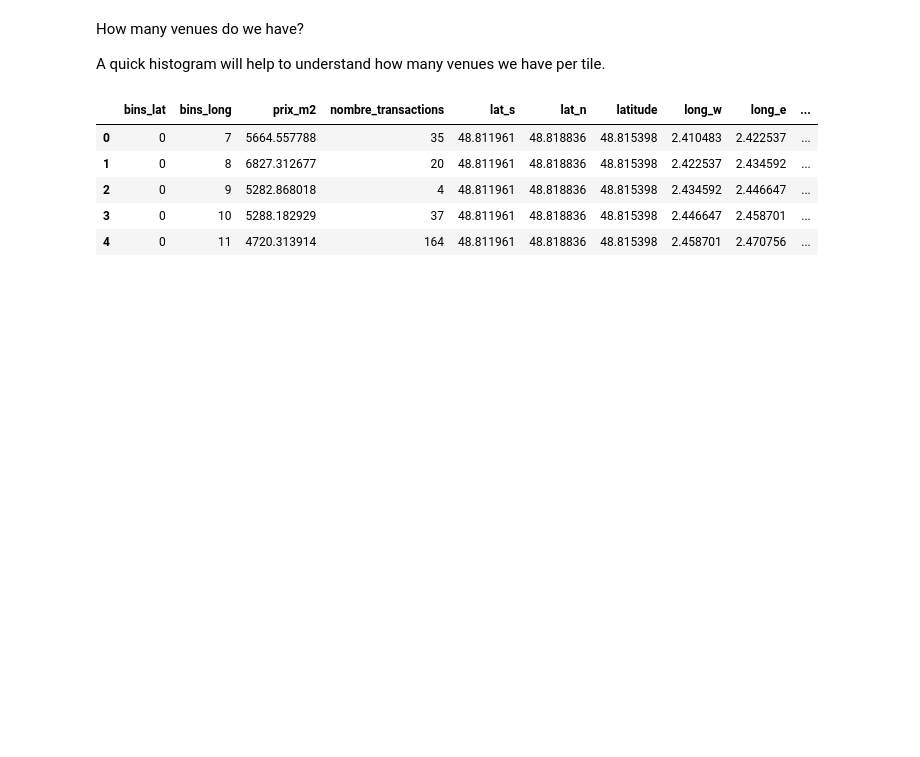
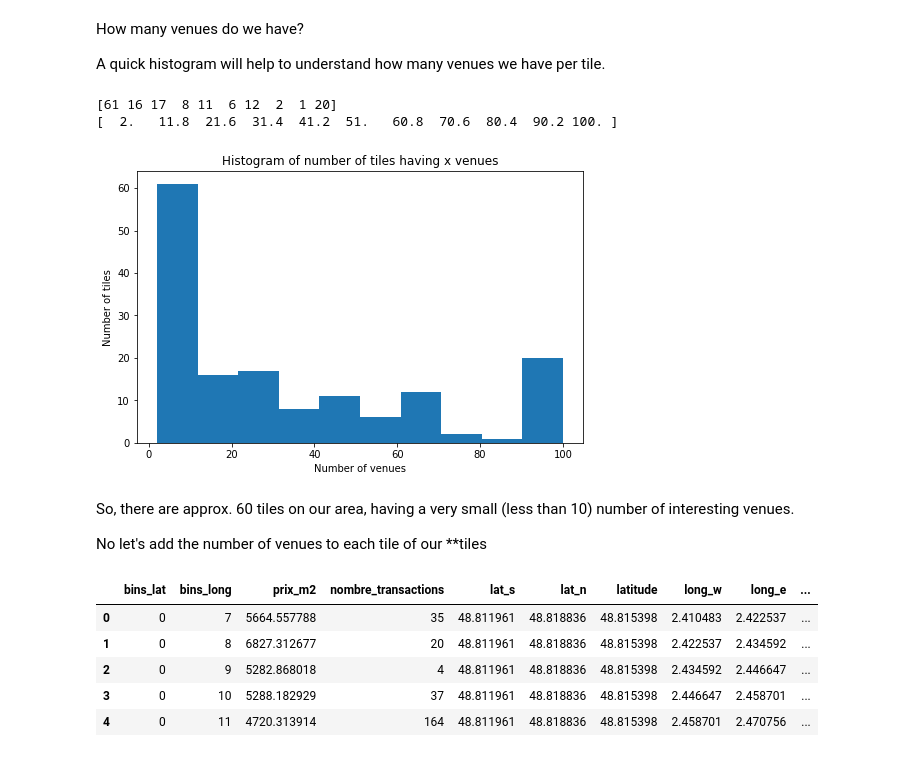
Before and after one commit to paulpreda/coursera_capstone, a Jupyter notebook: Paris - City of Light.ipynb, the cells around one changed output. Saved outputs shown, nothing was run; the diff lists cells and outputs as text; code cells hidden in the pictures; blank space fills up the shorter version.

```diff
--- a/Paris - City of Light.ipynb
+++ b/Paris - City of Light.ipynb
@@ -566,20 +585,28 @@ A quick histogram will help to understand how many venues we have per tile.
 # %%
 paris_east_venues['nombre_venues'] = 1
 venues_per_tile = paris_east_venues.groupby(['tile_id','Tile Latitude', 'Tile Longitude'])['nombre_venues'].sum().reset_index()
 
 # np.histogram returns 2 values
-count, bin_edges = np.histogram(venues_per_tile['nombre_vanues'])
+count, bin_edges = np.histogram(venues_per_tile['nombre_venues'])
 
 print(count) # frequency count
 print(bin_edges) # bin ranges, default = 10 bins
 
 venues_per_tile['nombre_venues'].plot(kind='hist', figsize=(8, 5))
 
 plt.title('Histogram of number of tiles having x venues') # add a title to the histogram
 plt.ylabel('Number of tiles') # add y-label
 plt.xlabel('Number of venues') # add x-label
 
 plt.show()
+# %% [output]
+[61 16 17  8 11  6 12  2  1 20]
+[  2.   11.8  21.6  31.4  41.2  51.   60.8  70.6  80.4  90.2 100. ]
+[figure, added]
+# %% [markdown]
+So, there are approx. 60 tiles on our area, having a very small (less than 10) number of interesting venues.
+
+No let's add the number of venues to each tile of our **tiles
 # %%
 tiles= tiles.join(venues_per_tile.set_index(['tile_id']), on=['tile_id'])
 tiles.head()
```
Also changed, not shown: parts of 4 cells of this notebook.
